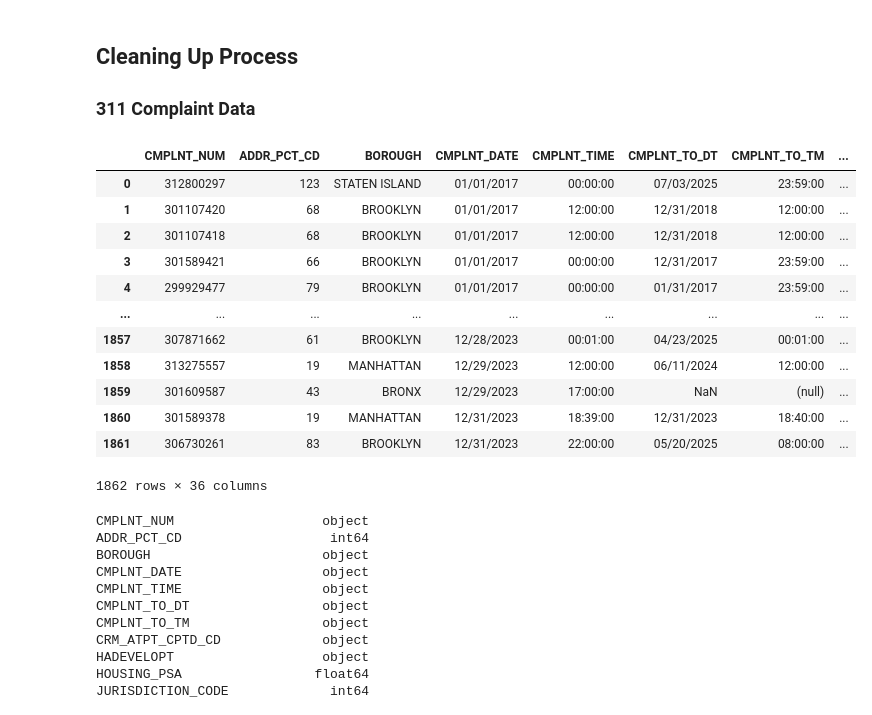
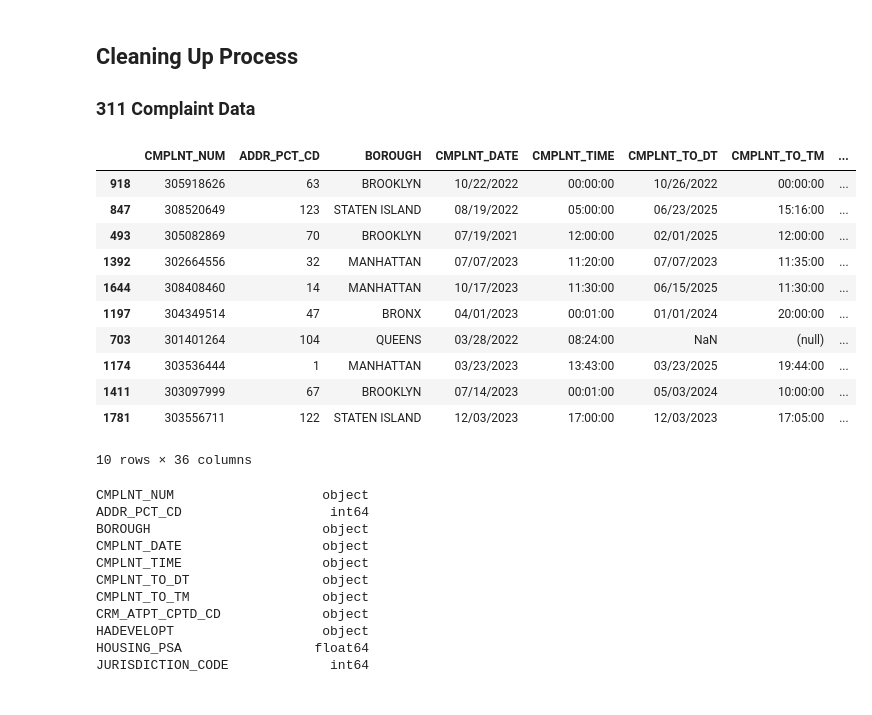
Before and after one commit to lugisz/lugisz.github.io, a Jupyter notebook: Project03.ipynb, the cells around one changed output. Drawn from its saved outputs; the diff is of its cells as text; code cells hidden in the pictures.

```diff
--- a/Project03.ipynb
+++ b/Project03.ipynb
@@ -25,30 +25,29 @@ Since the original data starts from 2020 to 2023, I don't do any query for it. I
 # %%
 import pandas as pd
 
 # Load the complaint dataset
 complaint = pd.read_csv("NYPD_Complaint_Data.csv")
 complaint = complaint.rename(
     columns={
         "BORO_NM": "BOROUGH",
         "CMPLNT_FR_DT": "CMPLNT_DATE",
         "CMPLNT_FR_TM": "CMPLNT_TIME",
     }
 )
-complaint
+complaint.sample(10)
 # %% [output]
 |  | CMPLNT_NUM | ADDR_PCT_CD | BOROUGH | CMPLNT_DATE | CMPLNT_TIME | CMPLNT_TO_DT | CMPLNT_TO_TM | ... |
-| 0 | 312800297 | 123 | STATEN ISLAND | 01/01/2017 | 00:00:00 | 07/03/2025 | 23:59:00 | ... |
-| 1 | 301107420 | 68 | BROOKLYN | 01/01/2017 | 12:00:00 | 12/31/2018 | 12:00:00 | ... |
-| 2 | 301107418 | 68 | BROOKLYN | 01/01/2017 | 12:00:00 | 12/31/2018 | 12:00:00 | ... |
-| 3 | 301589421 | 66 | BROOKLYN | 01/01/2017 | 00:00:00 | 12/31/2017 | 23:59:00 | ... |
-| 4 | 299929477 | 79 | BROOKLYN | 01/01/2017 | 00:00:00 | 01/31/2017 | 23:59:00 | ... |
-| ... | ... | ... | ... | ... | ... | ... | ... | ... |
-| 1857 | 307871662 | 61 | BROOKLYN | 12/28/2023 | 00:01:00 | 04/23/2025 | 00:01:00 | ... |
-| 1858 | 313275557 | 19 | MANHATTAN | 12/29/2023 | 12:00:00 | 06/11/2024 | 12:00:00 | ... |
-| 1859 | 301609587 | 43 | BRONX | 12/29/2023 | 17:00:00 | NaN | (null) | ... |
-| 1860 | 301589378 | 19 | MANHATTAN | 12/31/2023 | 18:39:00 | 12/31/2023 | 18:40:00 | ... |
-| 1861 | 306730261 | 83 | BROOKLYN | 12/31/2023 | 22:00:00 | 05/20/2025 | 08:00:00 | ... |
+| 918 | 305918626 | 63 | BROOKLYN | 10/22/2022 | 00:00:00 | 10/26/2022 | 00:00:00 | ... |
+| 847 | 308520649 | 123 | STATEN ISLAND | 08/19/2022 | 05:00:00 | 06/23/2025 | 15:16:00 | ... |
+| 493 | 305082869 | 70 | BROOKLYN | 07/19/2021 | 12:00:00 | 02/01/2025 | 12:00:00 | ... |
+| 1392 | 302664556 | 32 | MANHATTAN | 07/07/2023 | 11:20:00 | 07/07/2023 | 11:35:00 | ... |
+| 1644 | 308408460 | 14 | MANHATTAN | 10/17/2023 | 11:30:00 | 06/15/2025 | 11:30:00 | ... |
+| 1197 | 304349514 | 47 | BRONX | 04/01/2023 | 00:01:00 | 01/01/2024 | 20:00:00 | ... |
+| 703 | 301401264 | 104 | QUEENS | 03/28/2022 | 08:24:00 | NaN | (null) | ... |
+| 1174 | 303536444 | 1 | MANHATTAN | 03/23/2023 | 13:43:00 | 03/23/2025 | 19:44:00 | ... |
+| 1411 | 303097999 | 67 | BROOKLYN | 07/14/2023 | 00:01:00 | 05/03/2024 | 10:00:00 | ... |
+| 1781 | 303556711 | 122 | STATEN ISLAND | 12/03/2023 | 17:00:00 | 12/03/2023 | 17:05:00 | ... |
-1862 rows × 36 columns
+10 rows × 36 columns
 # %%
 # Checking datatypes of the dataset
 complaint.dtypes
```
Also changed, not shown: parts of 10 cells of this notebook.
